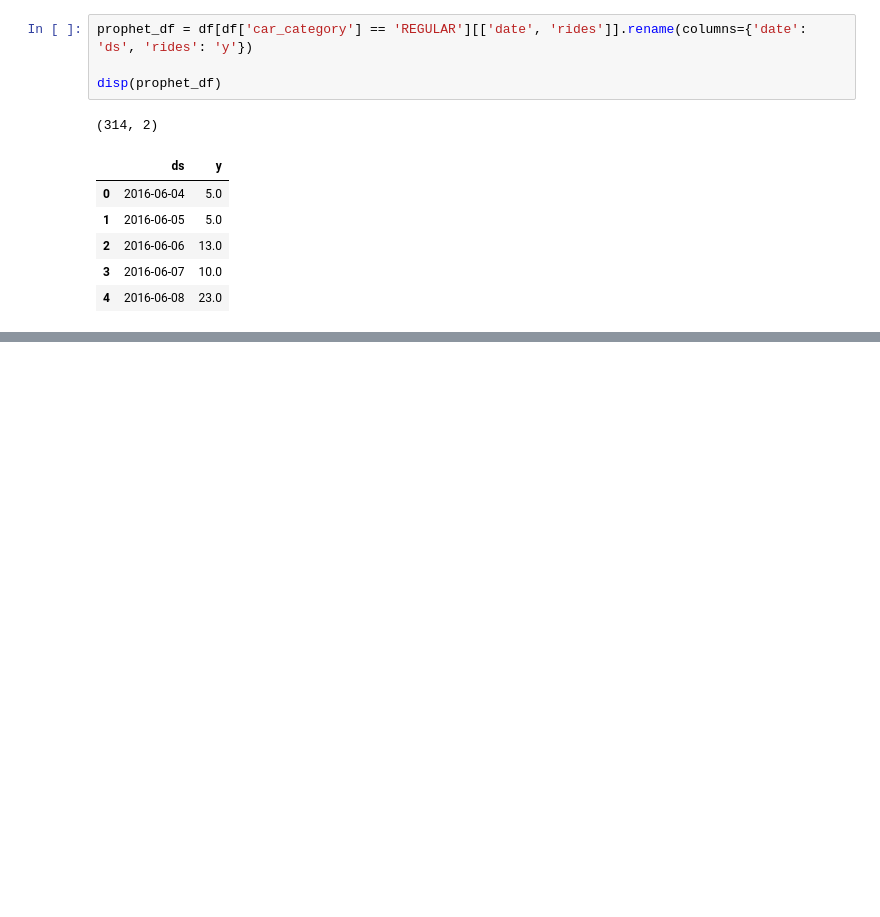
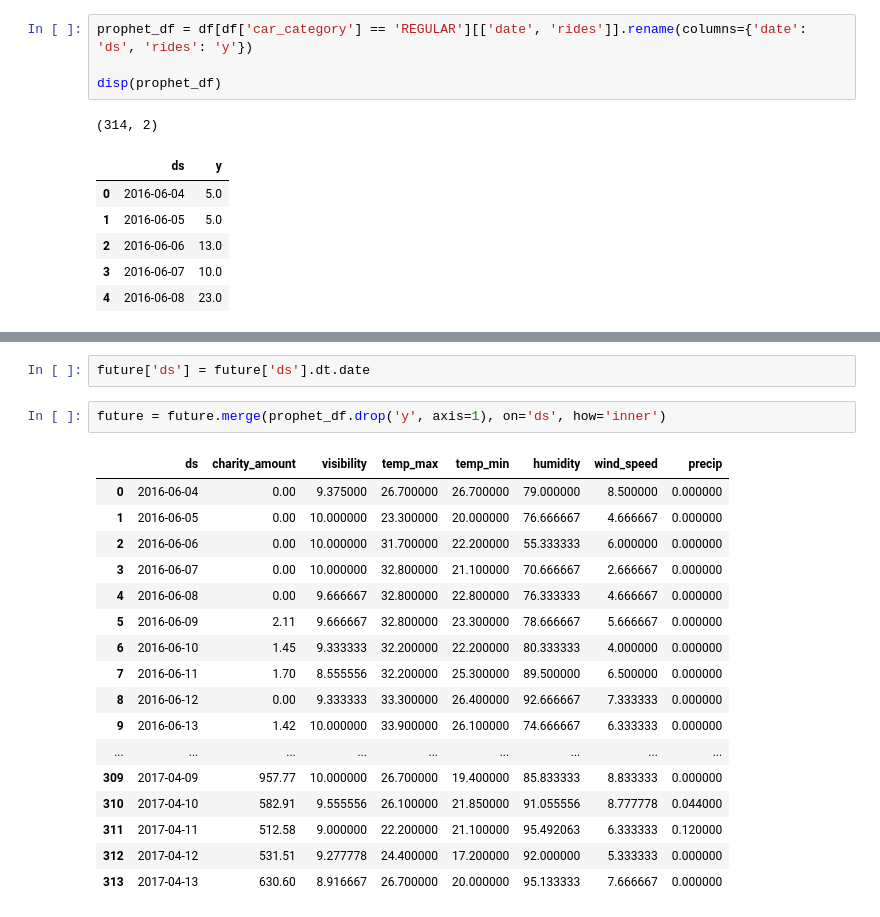
Before and after one commit to bonchae/msda-workshop, a Jupyter notebook: Ride Austin - Forecasting.ipynb, the cells around one changed output, grey strips where cells are left out. Drawn from its saved outputs; the diff is of its cells as text; blank space fills up the shorter version.

```diff
--- a/Ride Austin - Forecasting.ipynb
+++ b/Ride Austin - Forecasting.ipynb
@@ -671,0 +734,22 @@ INFO:fbprophet:Disabling daily seasonality. Run prophet with daily_seasonality=T
+# %%
+future['ds'] = future['ds'].dt.date
+# %%
+future = future.merge(prophet_df.drop('y', axis=1), on='ds', how='inner')
+# %% [output]
+|  | ds | charity_amount | visibility | temp_max | temp_min | humidity | wind_speed | precip |
+| 0 | 2016-06-04 | 0.00 | 9.375000 | 26.700000 | 26.700000 | 79.000000 | 8.500000 | 0.000000 |
+| 1 | 2016-06-05 | 0.00 | 10.000000 | 23.300000 | 20.000000 | 76.666667 | 4.666667 | 0.000000 |
+| 2 | 2016-06-06 | 0.00 | 10.000000 | 31.700000 | 22.200000 | 55.333333 | 6.000000 | 0.000000 |
+| 3 | 2016-06-07 | 0.00 | 10.000000 | 32.800000 | 21.100000 | 70.666667 | 2.666667 | 0.000000 |
+| 4 | 2016-06-08 | 0.00 | 9.666667 | 32.800000 | 22.800000 | 76.333333 | 4.666667 | 0.000000 |
+| 5 | 2016-06-09 | 2.11 | 9.666667 | 32.800000 | 23.300000 | 78.666667 | 5.666667 | 0.000000 |
+| 6 | 2016-06-10 | 1.45 | 9.333333 | 32.200000 | 22.200000 | 80.333333 | 4.000000 | 0.000000 |
+| 7 | 2016-06-11 | 1.70 | 8.555556 | 32.200000 | 25.300000 | 89.500000 | 6.500000 | 0.000000 |
+| 8 | 2016-06-12 | 0.00 | 9.333333 | 33.300000 | 26.400000 | 92.666667 | 7.333333 | 0.000000 |
+| 9 | 2016-06-13 | 1.42 | 10.000000 | 33.900000 | 26.100000 | 74.666667 | 6.333333 | 0.000000 |
+| ... | ... | ... | ... | ... | ... | ... | ... | ... |
+| 309 | 2017-04-09 | 957.77 | 10.000000 | 26.700000 | 19.400000 | 85.833333 | 8.833333 | 0.000000 |
+| 310 | 2017-04-10 | 582.91 | 9.555556 | 26.100000 | 21.850000 | 91.055556 | 8.777778 | 0.044000 |
+| 311 | 2017-04-11 | 512.58 | 9.000000 | 22.200000 | 21.100000 | 95.492063 | 6.333333 | 0.120000 |
+| 312 | 2017-04-12 | 531.51 | 9.277778 | 24.400000 | 17.200000 | 92.000000 | 5.333333 | 0.000000 |
+| 313 | 2017-04-13 | 630.60 | 8.916667 | 26.700000 | 20.000000 | 95.133333 | 7.666667 | 0.000000 |
```
Also changed, not shown: parts of 17 cells of this notebook.
